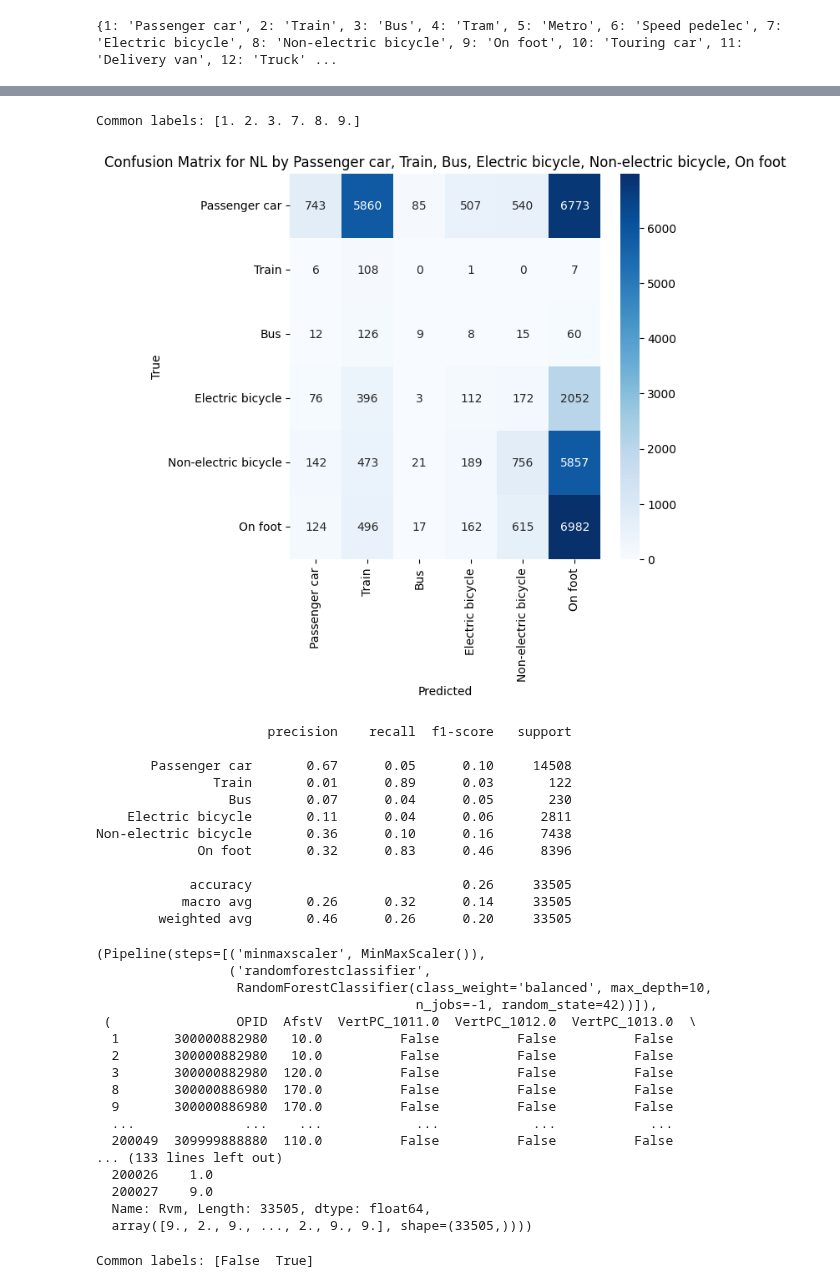
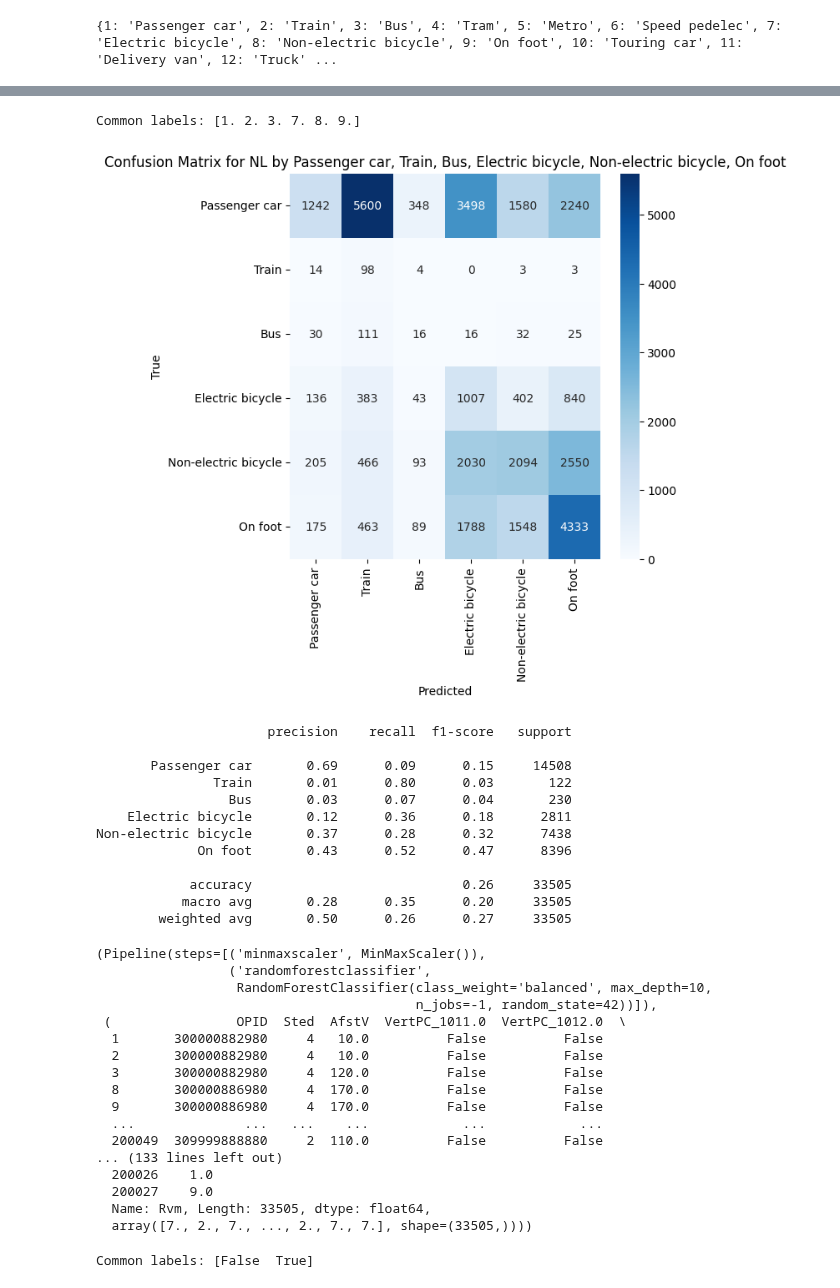
Before and after one commit to FabianScott/Design-of-AI-driven-business-operation, a Jupyter notebook: Topic2/exploration.ipynb, the cells around one changed output, grey strips where cells are left out. Drawn from its saved outputs; the diff is of its cells as text; code cells hidden in the pictures.

Commit message:
added urbannes col

```diff
--- a/Topic2/exploration.ipynb
+++ b/Topic2/exploration.ipynb
@@ -170,63 +170,66 @@ Common labels: [ 1.  2.  3.  4.  5.  6.  7.  8.  9. 10. 11. 12. 13. 14. 15. 16.
   Name: Rvm, Length: 34350, dtype: float64,
   array([ 1.,  2.,  2., ..., 21., 21., 21.], shape=(34350,))))
 # %%
+from codebase import urbanness_col
+
+
 age_range = (0, np.inf)
 
 df_less_vehicles = df_multiclass[df_multiclass[transport_mode_col].isin(vehicles_to_include)]
 df_less_vehicles = df_less_vehicles[(df_less_vehicles[age_col] < age_range[1]) & (df_less_vehicles[age_col] > age_range[0])]
 
 motives=None
 origins=None#[7, 8, ]
 location_level=2
 categorical_features=[origin_col]
-numerical_features=[distance_col, ]
+numerical_features=[distance_col, urbanness_col]
 origin_str = ', '.join(province_codes[code] for code in origins) if origins is not None else "NL"
 
 run_multiclass_classification(
     df_less_vehicles,
     test_size=0.2,
     destinations=None,
     origins=origins,
     location_level=location_level,
     categorical_features=categorical_features,
     numerical_features=numerical_features,
     motives=motives,
     plot=True,
     savename=f"graphics/classification_results/multiclass/{level_mapping_suffix[location_level]}/{origins}/less_vehicles/age_{age_range[0]}_{age_range[1]}/{categorical_features + numerical_features}",
     plot_title=f"Confusion Matrix for {origin_str} by {', '.join(transport_modes[tm] for tm in vehicles_to_include)}",
 )
 # %% [output]
 Common labels: [1. 2. 3. 7. 8. 9.]
-[figure, old version]
+[figure, new version]
                       precision    recall  f1-score   support
 
-       Passenger car       0.67      0.05      0.10     14508
-               Train       0.01      0.89      0.03       122
-                 Bus       0.07      0.04      0.05       230
-    Electric bicycle       0.11      0.04      0.06      2811
-Non-electric bicycle       0.36      0.10      0.16      7438
-             On foot       0.32      0.83      0.46      8396
+       Passenger car       0.69      0.09      0.15     14508
+               Train       0.01      0.80      0.03       122
+                 Bus       0.03      0.07      0.04       230
+    Electric bicycle       0.12      0.36      0.18      2811
+Non-electric bicycle       0.37      0.28      0.32      7438
+             On foot       0.43      0.52      0.47      8396
 
             accuracy                           0.26     33505
-           macro avg       0.26      0.32      0.14     33505
-        weighted avg       0.46      0.26      0.20     33505
+           macro avg       0.28      0.35      0.20     33505
+        weighted avg       0.50      0.26      0.27     33505
 (Pipeline(steps=[('minmaxscaler', MinMaxScaler()),
                  ('randomforestclassifier',
                   RandomForestClassifier(class_weight='balanced', max_depth=10,
                                          n_jobs=-1, random_state=42))]),
- (                OPID  AfstV  VertPC_1011.0  VertPC_1012.0  VertPC_1013.0  \
-  1       300000882980   10.0          False          False          False
-  2       300000882980   10.0          False          False          False
-  3       300000882980  120.0          False          False          False
-  8       300000886980  170.0          False          False          False
-  9       300000886980  170.0          False          False          False
-  ...              ...    ...            ...            ...            ...
-  200049  309999888880  110.0          False          False          False
+ (                OPID  Sted  AfstV  VertPC_1011.0  VertPC_1012.0  \
+  1       300000882980     4   10.0          False          False
+  2       300000882980     4   10.0          False          False
+  3       300000882980     4  120.0          False          False
+  8       300000886980     4  170.0          False          False
+  9       300000886980     4  170.0          False          False
+  ...              ...   ...    ...            ...            ...
+  200049  309999888880     2  110.0          False          False
 ... (133 lines left out)
   200026    1.0
   200027    9.0
   Name: Rvm, Length: 33505, dtype: float64,
-  array([9., 2., 9., ..., 2., 9., 9.], shape=(33505,))))
+  array([7., 2., 7., ..., 2., 7., 7.], shape=(33505,))))
 # %%
 # Include a subset af transport modes to compare the bike to
 
```
Also changed, not shown: 2 other files.
